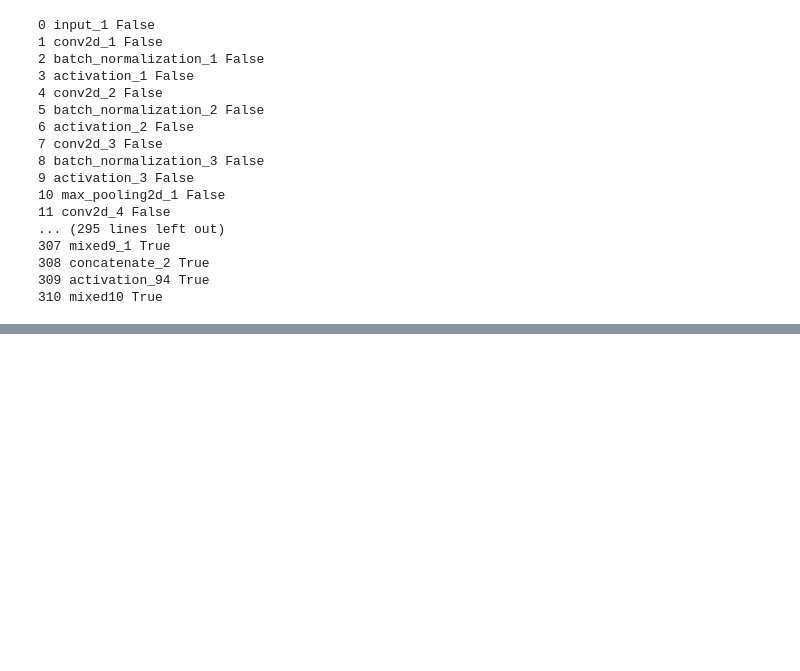
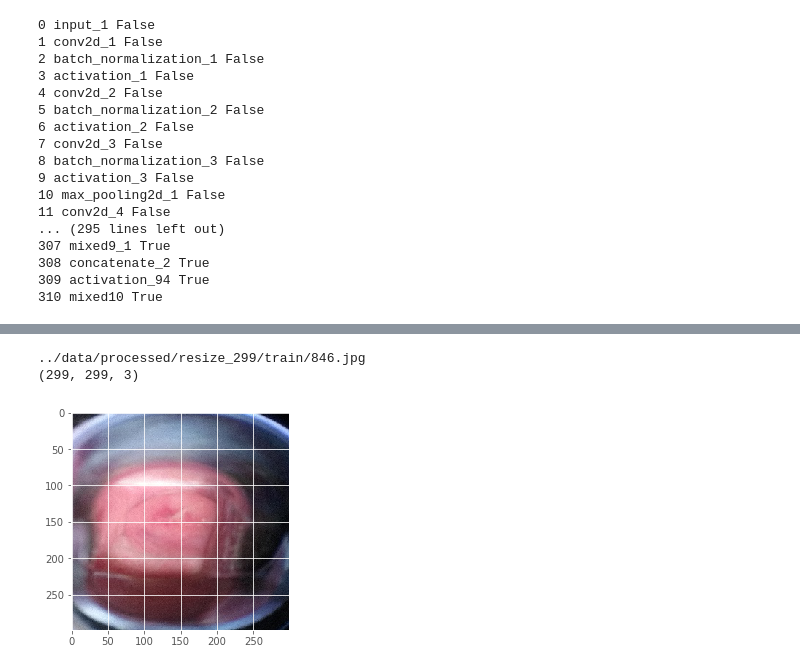
Before and after one commit to DBCerigo/kaggle-cervix, a Jupyter notebook: dbc/V3_just_top_layer+top2_inceptionblocks_SGD.ipynb, the cells around one changed output, grey strips where cells are left out. Saved outputs shown, nothing was run; the diff lists cells and outputs as text; code cells hidden in the pictures; blank space fills up the shorter version.

```diff
--- a/dbc/V3_just_top_layer+top2_inceptionblocks_SGD.ipynb
+++ b/dbc/V3_just_top_layer+top2_inceptionblocks_SGD.ipynb
@@ -122,7 +122,7 @@ for i, layer in enumerate(base_model.layers):
 # %%
 # train the model on the new data for a few epochs
 batch_size = 20
-model.fit_generator(c.processing.df_to_keras_generator(train, batch_size, grayscale=False),
+model_history = model.fit_generator(c.processing.df_to_keras_generator(train, batch_size, grayscale=False),
                     steps_per_epoch=5,
                     epochs=9)
 # %% [output]
@@ -134,5 +154,5 @@ model.evaluate_generator(c.processing.df_to_keras_generator(test, batch_size_t,
 # %%
-batch_size_t = 10
+batch_size_t = 1
 predictions = model.predict_generator(c.processing.df_to_keras_generator(test, batch_size_t, grayscale=False)
-                    ,int(len(test)/batch_size_t))
+                    ,len(test))
 predictions
@@ -138,0 +177,2 @@ predictions
+# %%
+test_p = c.processing.append_probabilities(test, predictions, ['1','2','3']); test_p.head()
@@ -144,0 +197,2 @@ print(len(predictions), len(test))
+# %%
+score, ldf = c.submission.compute_losses(test_p)
@@ -149,4 +232,8 @@ c.data.check_image(ldf.sort_values('log_l', ascending=False).path.iloc[0])
 # %%
-c.data.check_image(ldf.sort_values('log_l', ascending=False).resize_100_path.iloc[0])
+c.data.check_image(ldf.sort_values('log_l', ascending=False).processed_path.iloc[0])
+# %% [output]
+../data/processed/resize_299/train/846.jpg
+(299, 299, 3)
+[figure, added]
 # %%
 c.data.check_image(ldf.sort_values('log_l', ascending=False).path.iloc[1])
```
Also changed, not shown: parts of 16 cells of this notebook.
